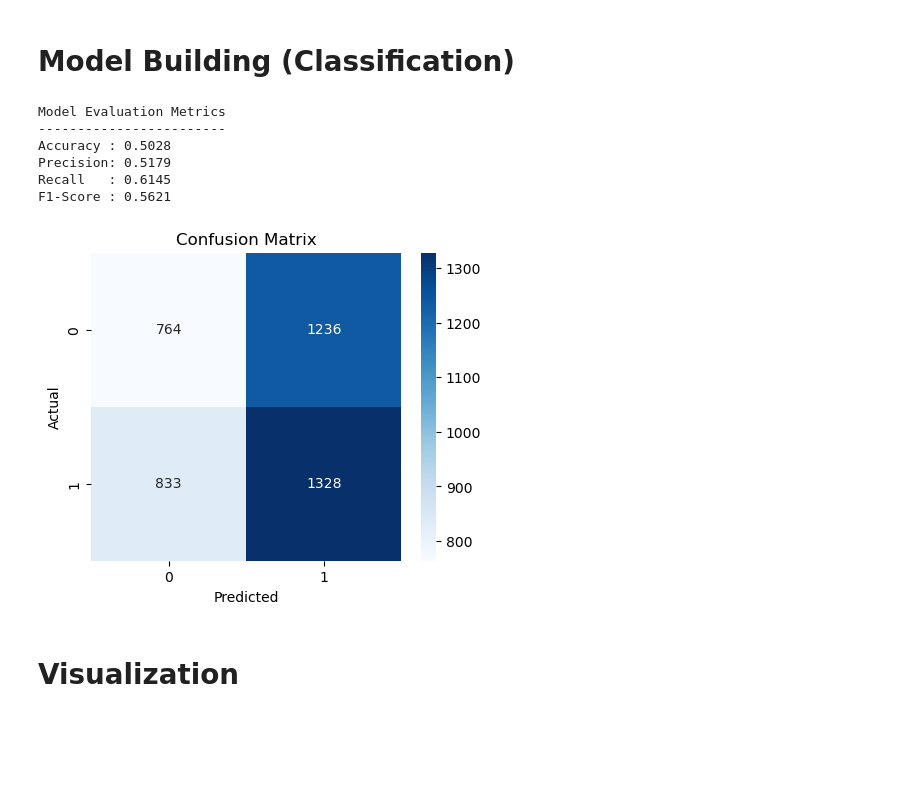
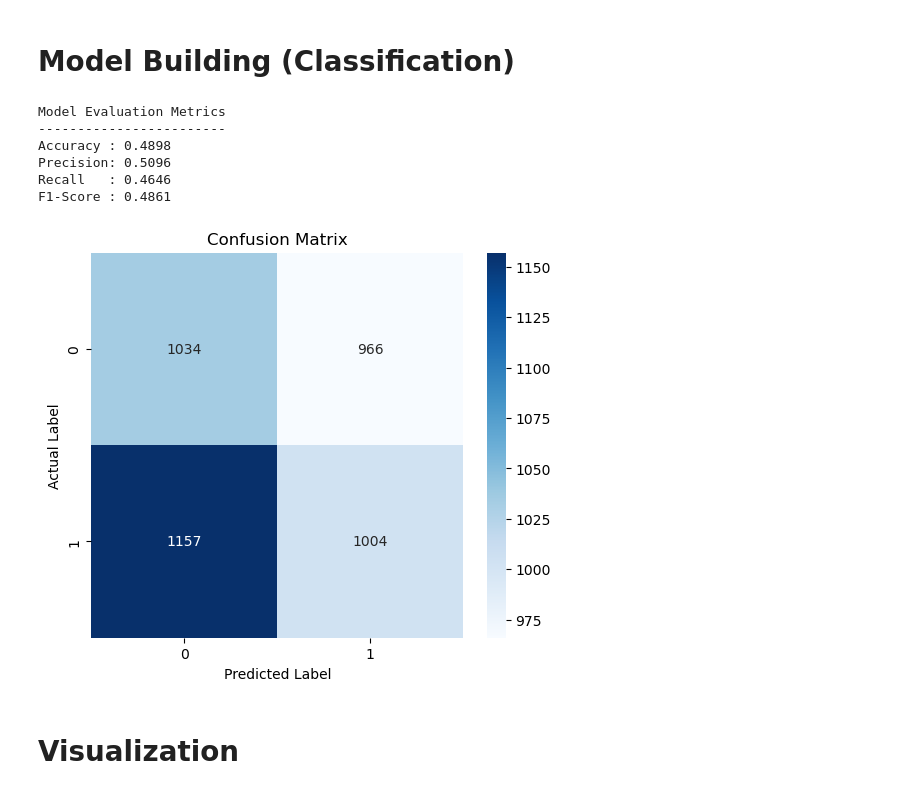
Before and after one commit to meet149445/Stock-Market-Comparative-Analysis, a Jupyter notebook: Stock_Market_Prediction.ipynb, the cells around one changed output. Drawn from its saved outputs; the diff is of its cells as text; code cells hidden in the pictures; blank space fills up the shorter version.

```diff
--- a/Stock_Market_Prediction.ipynb
+++ b/Stock_Market_Prediction.ipynb
@@ -274,42 +274,70 @@ dtype: int64
 # %% [markdown]
 # Model Building (Classification)
 # %%
+# ===============================
+# TRAIN TEST SPLIT
+# ===============================
+from sklearn.model_selection import train_test_split
+
+# Select features and target
+X = stocks_df[['MA10', 'MA50', 'RSI']]
+y = stocks_df['Target']
+
+# Remove NaN rows safely
+X = X.dropna()
+y = y.loc[X.index]
+
+# Time-series split (NO shuffle for stock data)
+X_train, X_test, y_train, y_test = train_test_split(
+    X, y, test_size=0.2, shuffle=False
+)
+
+# ===============================
+# MODEL TRAINING
+# ===============================
+from sklearn.ensemble import RandomForestClassifier
+
+model = RandomForestClassifier(random_state=42)
+model.fit(X_train, y_train)
+
+pred = model.predict(X_test)
+
+# ===============================
+# MODEL EVALUATION
+# ===============================
 from sklearn.metrics import accuracy_score, precision_score, recall_score, f1_score, confusion_matrix
 import seaborn as sns
 import matplotlib.pyplot as plt
 
-# Accuracy
 accuracy = accuracy_score(y_test, pred)
-
-# Precision, Recall, F1
 precision = precision_score(y_test, pred)
 recall = recall_score(y_test, pred)
 f1 = f1_score(y_test, pred)
 
 print("Model Evaluation Metrics")
 print("------------------------")
 print(f"Accuracy : {accuracy:.4f}")
 print(f"Precision: {precision:.4f}")
 print(f"Recall   : {recall:.4f}")
 print(f"F1-Score : {f1:.4f}")
 
 # Confusion Matrix
 cm = confusion_matrix(y_test, pred)
 
-plt.figure(figsize=(5,4))
+plt.figure(figsize=(6,5))
 sns.heatmap(cm, annot=True, fmt='d', cmap='Blues')
 plt.title("Confusion Matrix")
-plt.xlabel("Predicted")
-plt.ylabel("Actual")
+plt.xlabel("Predicted Label")
+plt.ylabel("Actual Label")
 plt.show()
 # %% [output]
 Model Evaluation Metrics
 ------------------------
-Accuracy : 0.5028
-Precision: 0.5179
-Recall   : 0.6145
-F1-Score : 0.5621
+Accuracy : 0.4898
+Precision: 0.5096
+Recall   : 0.4646
+F1-Score : 0.4861
-[figure, old version]
+[figure, new version]
 # %% [markdown]
 # Visualization
 # %%
```
Also changed, not shown: parts of 2 cells of this notebook.
